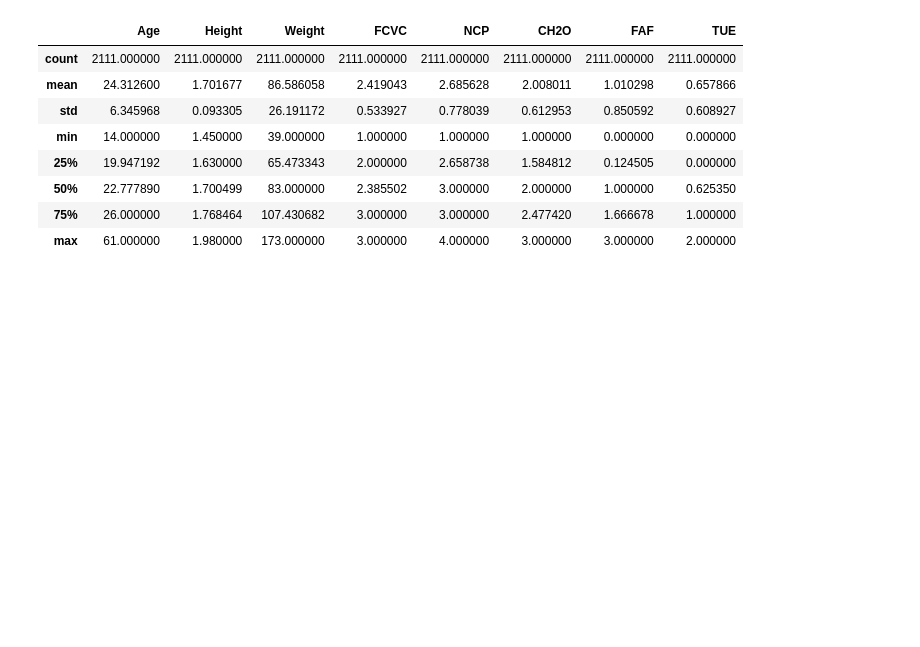
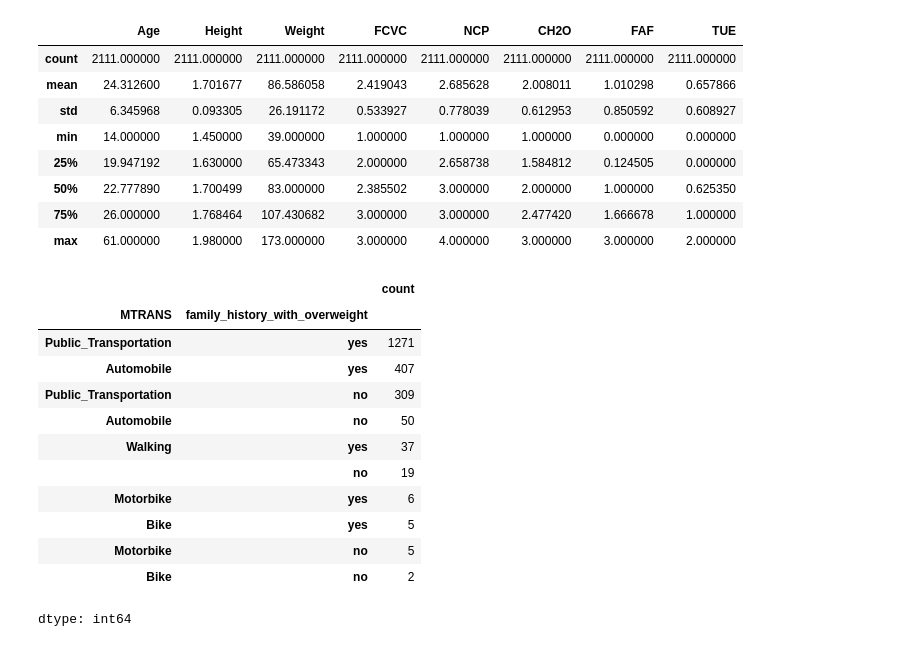
Before and after one commit to mbrudd/csci290, a Jupyter notebook: notebooks/Load_a_CSV.ipynb, the cells around one changed output. Cells and saved outputs as stored; diff of their text form; code cells hidden in the pictures; blank space fills up the shorter version.

```diff
--- a/notebooks/Load_a_CSV.ipynb
+++ b/notebooks/Load_a_CSV.ipynb
@@ -26,3 +26,19 @@ obesity.describe()
 | 50% | 22.777890 | 1.700499 | 83.000000 | 2.385502 | 3.000000 | 2.000000 | 1.000000 | 0.625350 |
 | 75% | 26.000000 | 1.768464 | 107.430682 | 3.000000 | 3.000000 | 2.477420 | 1.666678 | 1.000000 |
 | max | 61.000000 | 1.980000 | 173.000000 | 3.000000 | 4.000000 | 3.000000 | 3.000000 | 2.000000 |
+# %%
+obesity[["MTRANS","family_history_with_overweight"]].value_counts()
+# %% [output]
+|  |  | count |
+| MTRANS | family_history_with_overweight |  |
+| Public_Transportation | yes | 1271 |
+| Automobile | yes | 407 |
+| Public_Transportation | no | 309 |
+| Automobile | no | 50 |
+| Walking | yes | 37 |
+|  | no | 19 |
+| Motorbike | yes | 6 |
+| Bike | yes | 5 |
+| Motorbike | no | 5 |
+| Bike | no | 2 |
+dtype: int64
```
Also changed, not shown: parts of 3 cells of this notebook.
